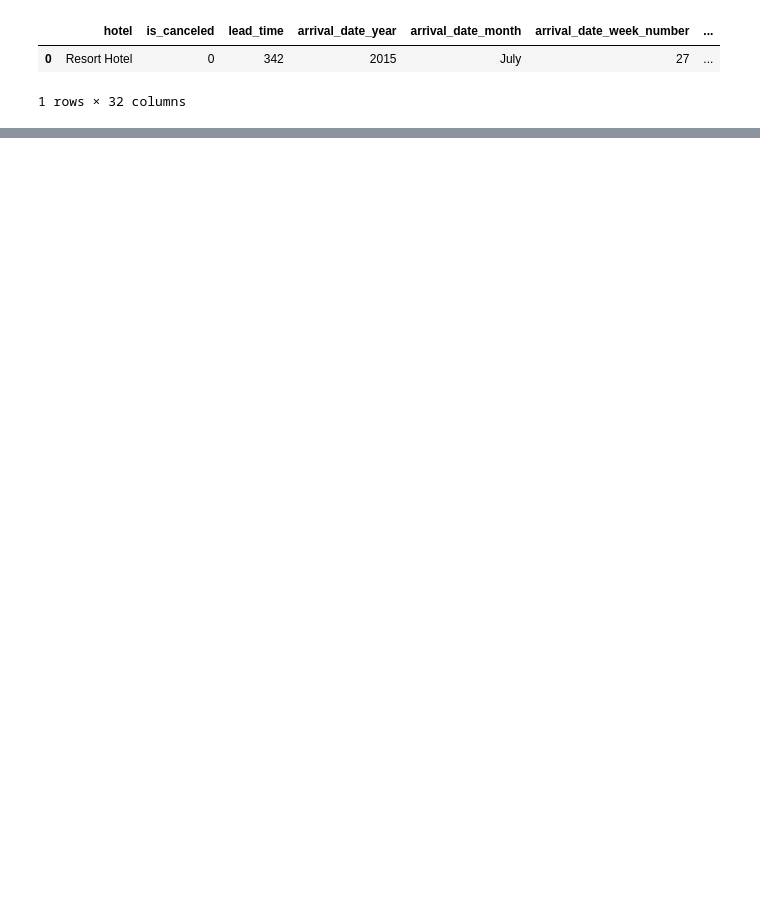
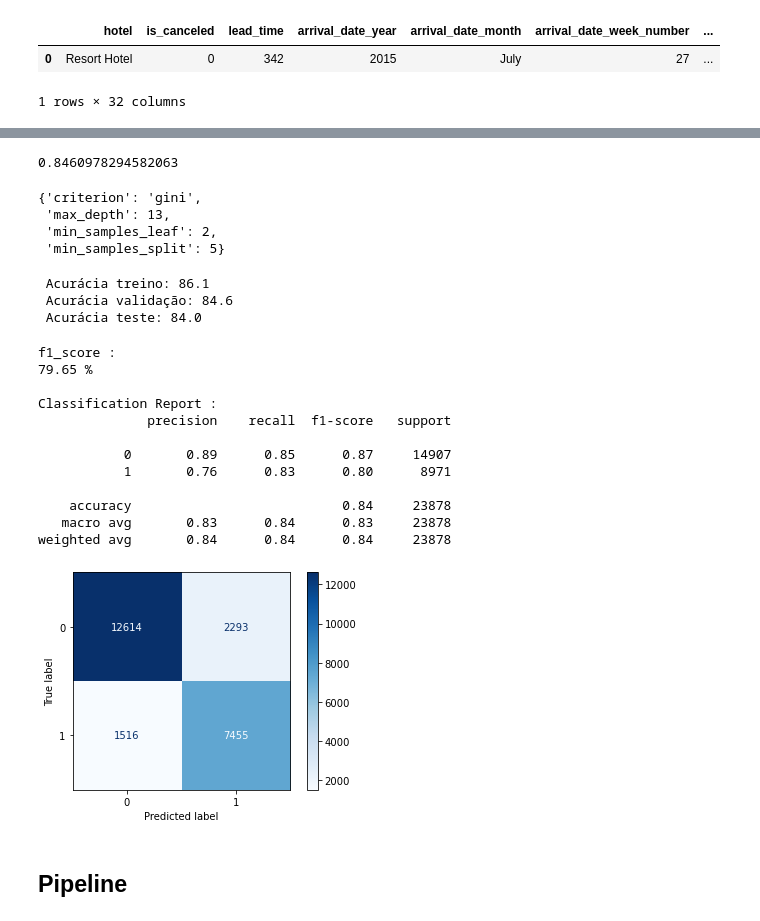
Before and after one commit to GabrielAsato/Curso_DS_Degree, a Jupyter notebook: Módulo 9 - Machine Learning I/Projetos/Projeto - hotel_bookings.ipynb, the cells around one changed output, grey strips where cells are left out. Cells and saved outputs as stored; diff of their text form; code cells hidden in the pictures; blank space fills up the shorter version.

```diff
--- a/Módulo 9 - Machine Learning I/Projetos/Projeto - hotel_bookings.ipynb
+++ b/Módulo 9 - Machine Learning I/Projetos/Projeto - hotel_bookings.ipynb
@@ -291,0 +570,14 @@ array(['Canceled', 'Check-Out', 'No-Show'], dtype=object)
+# %%
+from sklearn.model_selection import GridSearchCV
+
+model_grid = DecisionTreeClassifier(max_depth=2, random_state=42)
+grid_search = GridSearchCV(model_grid,
+                           scoring='accuracy',
+                           verbose=2,
+                           return_train_score=True,
+                           param_grid = params_grid,
+                           cv = 3)
+# %%
+%%time
+# Fit do grid search
+grid_search.fit(X_train, y_train)
@@ -291,0 +627,59 @@ array(['Canceled', 'Check-Out', 'No-Show'], dtype=object)
+# %%
+# Retorna os melhores parâmetros e o melhor score
+grid_search.best_score_
+# %% [output]
+0.8460978294582063
+# %%
+grid_search.best_params_
+# %% [output]
+{'criterion': 'gini',
+ 'max_depth': 13,
+ 'min_samples_leaf': 2,
+ 'min_samples_split': 5}
+# %%
+# Obtém o best_score do treino
+acc_grid_search_train = df.sort_values("rank_test_score")['mean_train_score'].iloc[0]
+print(f" Acurácia treino: {100*acc_grid_search_train:0.1f}")
+
+# Obtém o best_score da validação
+acc_grid_search = grid_search.best_score_
+print(f" Acurácia validação: {100*acc_grid_search:0.1f}")
+
+# Retorna o best_estimator_
+best_model = grid_search.best_estimator_
+# Faz o predict no conjunto de teste
+y_pred_grid = best_model.predict(X_test)
+print(f" Acurácia teste: {100*accuracy_score(y_test, y_pred_grid):0.1f}")
+# %% [output]
+ Acurácia treino: 86.1
+ Acurácia validação: 84.6
+ Acurácia teste: 84.0
+# %%
+# Classification Report
+from sklearn.metrics import classification_report
+
+f1_grid = f1_score(y_test, y_pred_grid)
+print(f"f1_score : \n{(100*f1_grid):.2f} %")
+print()
+f1_grid = classification_report(y_test, y_pred_grid)
+print(f"Classification Report : \n{f1_grid}")
+print()
+cm = confusion_matrix(y_test, y_pred_grid)
+ConfusionMatrixDisplay(cm).plot(cmap='Blues')
+plt.show()
+# %% [output]
+f1_score :
+79.65 %
+
+Classification Report :
+              precision    recall  f1-score   support
+
+           0       0.89      0.85      0.87     14907
+           1       0.76      0.83      0.80      8971
+
+    accuracy                           0.84     23878
+   macro avg       0.83      0.84      0.83     23878
+weighted avg       0.84      0.84      0.84     23878
+[figure, added]
+# %% [markdown]
+## Pipeline
```
Also changed, not shown: parts of 68 cells of this notebook, 4 other files.
